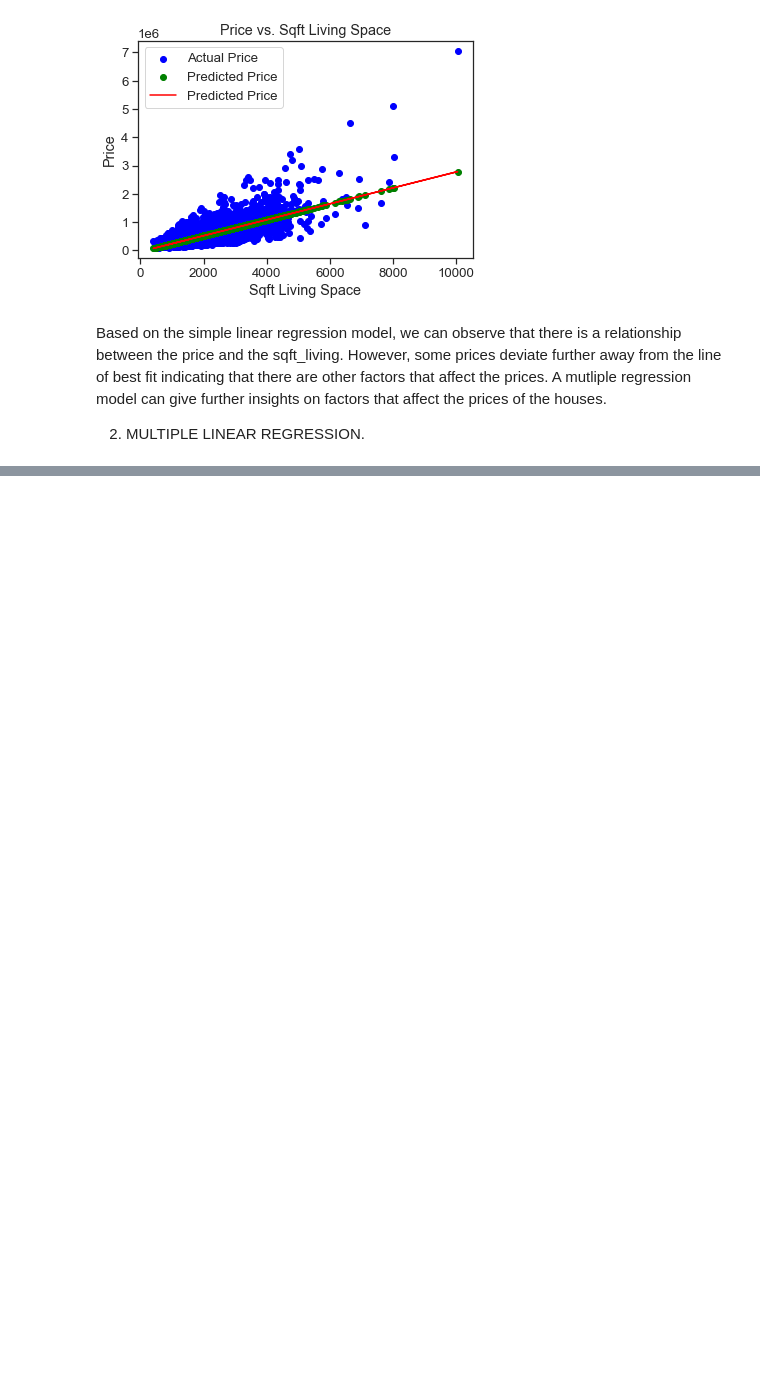
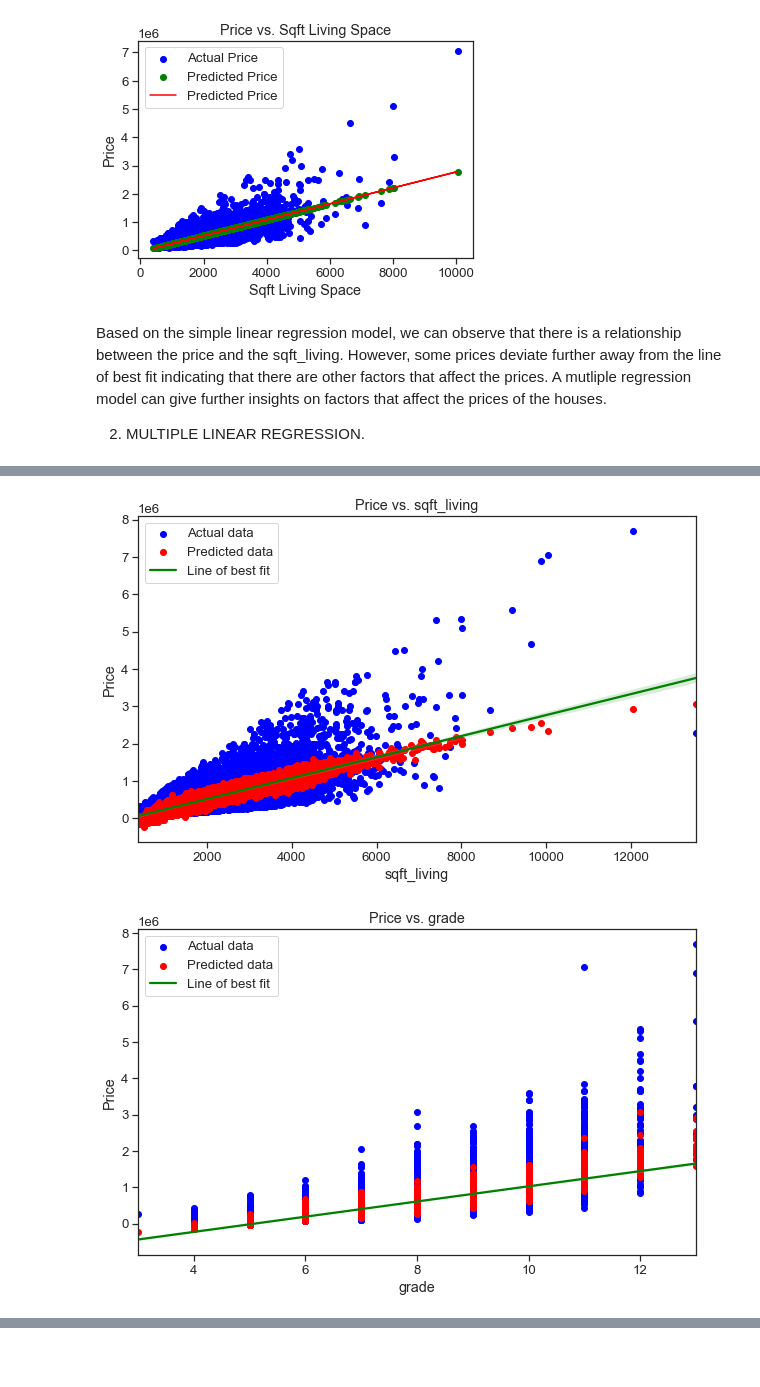
Before and after one commit to NamaembaSilali/Modelling-project, a Jupyter notebook: index.ipynb, the cells around one changed output, grey strips where cells are left out. Cells and saved outputs as stored; diff of their text form; code cells hidden in the pictures; blank space fills up the shorter version.

Commit message:
regression

```diff
--- a/index.ipynb
+++ b/index.ipynb
@@ -403,0 +434,34 @@ A mutliple regression model can give further insights on factors that affect the
+# %%
+# Feature selection (consider correlation and domain knowledge)
+features = ['sqft_living', 'grade', 'floors']
+
+# Split data into training and testing sets
+X = data[features]
+y = data['price']
+X_train, X_test, y_train, y_test = train_test_split(X, y, test_size=0.2, random_state=42)
+
+# Create the multiple linear regression model
+model = LinearRegression()
+
+# Train the model on the training data
+model.fit(X_train, y_train)
+
+# Make predictions on the testing data
+y_predicted = model.predict(X_test)
+# %%
+for feature in features:
+    plt.figure(figsize=(10, 6))
+    plt.scatter(data[feature], y, color='blue', label='Actual data')
+    plt.scatter(data[feature], model.predict(X), color='red', label='Predicted data')
+
+    # Line of best fit
+    sns.regplot(x=data[feature], y=y, scatter=False, color='green', label='Line of best fit')
+
+    plt.xlabel(feature)
+    plt.ylabel('Price')
+    plt.title(f'Price vs. {feature}')
+    plt.legend()
+    plt.show()
+# %% [output]
+[figure, added]
+[figure, added]
@@ -403,0 +469,2 @@ A mutliple regression model can give further insights on factors that affect the
+# %% [markdown]
+##
```
Also changed, not shown: parts of 2 cells of this notebook.
